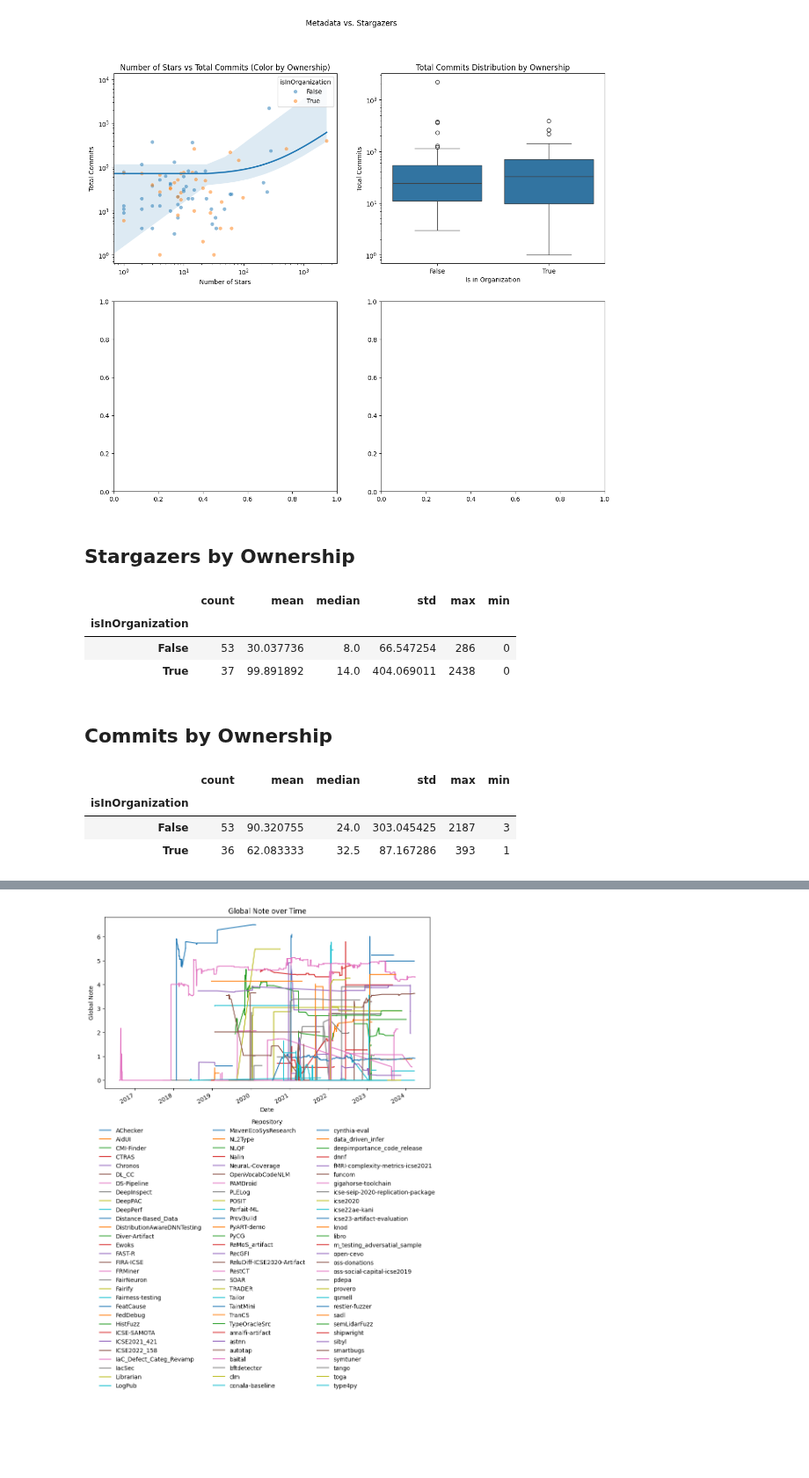
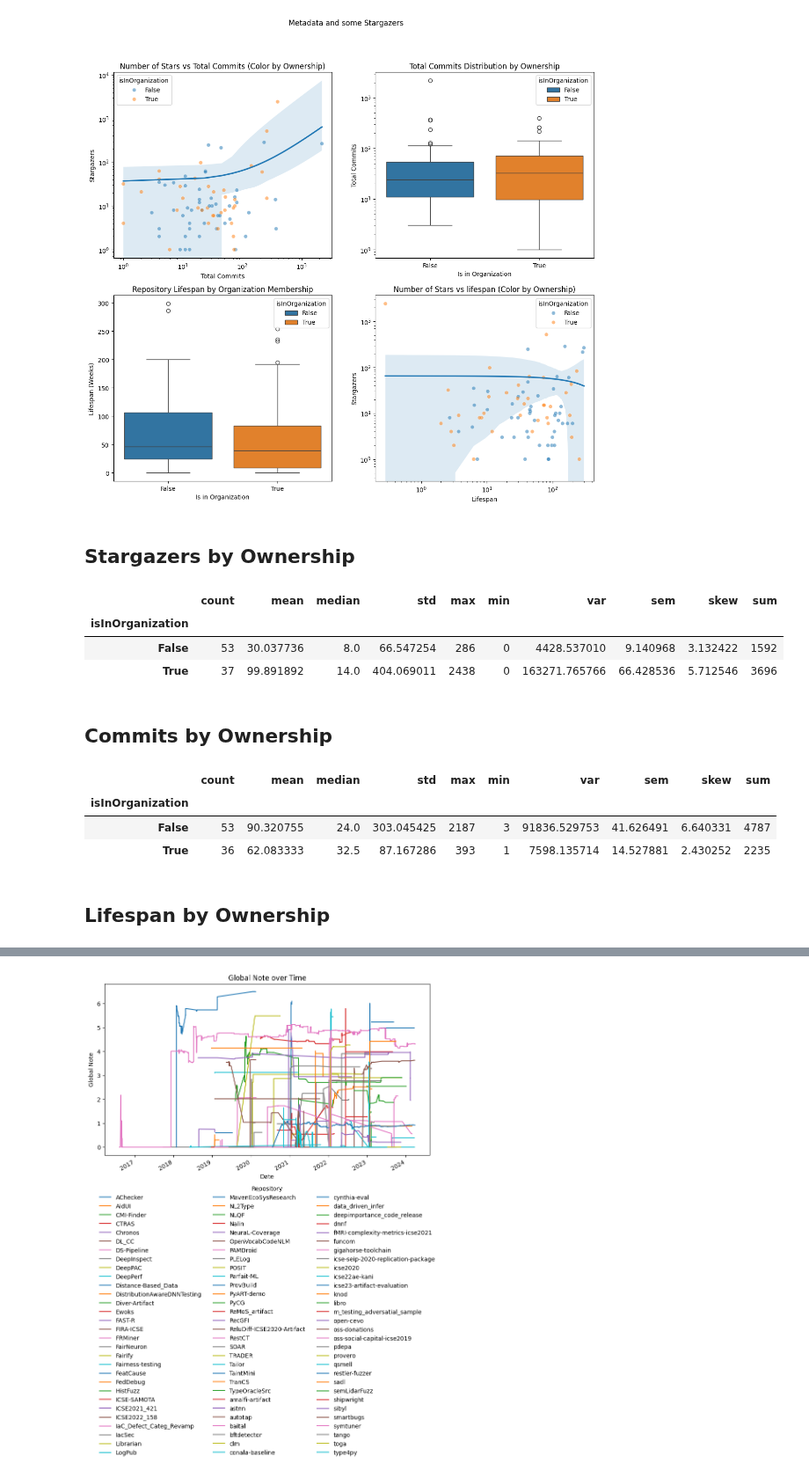
Before and after one commit to Majistaten/PyCIRAS, a Jupyter notebook: notebooks/Untitled.ipynb, the cells around one changed output, grey strips where cells are left out. Shown at 88% size. Drawn from its saved outputs; the diff is of its cells as text; code cells hidden in the pictures; blank space fills up the shorter version.

Commit message:
More plots, s-c etc

```diff
--- a/notebooks/Untitled.ipynb
+++ b/notebooks/Untitled.ipynb
@@ -13,6 +13,9 @@ git_df = pd.read_csv(base_csv_path / 'git.csv')
 lint_df = pd.read_csv(base_csv_path / 'lint.csv')
 lint_df['date'] = pd.to_datetime(lint_df['date'])
 metadata_df = pd.read_csv(base_csv_path / 'metadata.csv')
+metadata_df['createdAt'] = pd.to_datetime(metadata_df['createdAt'])
+metadata_df['pushedAt'] = pd.to_datetime(metadata_df['pushedAt'])
+metadata_df['updatedAt'] = pd.to_datetime(metadata_df['updatedAt'])
 stargazers_df = pd.read_csv(base_csv_path / 'stargazers.csv')
 stargazers_df['date'] = pd.to_datetime(stargazers_df['date'])
 test_df = pd.read_csv(base_csv_path / 'test.csv')
@@ -79,42 +82,59 @@ correlation_matrix
 # %%
 merged_metadata_git = pd.merge(metadata_df[['repo', 'isInOrganization', 'stargazerCount']], git_df[['repo', 'total_commits']], on='repo', how='inner')
 
 
 fig, axes = plt.subplots(2, 2, figsize=(14, 12))
-fig.suptitle('Metadata vs. Stargazers')
+fig.suptitle('Metadata and some Stargazers')
 
-sns.regplot(ax=axes[0, 0], data=merged_metadata_git, x="stargazerCount", y="total_commits", fit_reg=True, scatter=False)
-sns.scatterplot(ax=axes[0, 0], data=merged_metadata_git, x="stargazerCount", y="total_commits", hue="isInOrganization", alpha=0.5)
-
+sns.regplot(ax=axes[0, 0], data=merged_metadata_git, x="total_commits", y="stargazerCount", fit_reg=True, scatter=False)
+sns.scatterplot(ax=axes[0, 0], data=merged_metadata_git, x="total_commits", y="stargazerCount", hue="isInOrganization", alpha=0.5)
 axes[0, 0].set_title("Number of Stars vs Total Commits (Color by Ownership)")
-axes[0, 0].set_xlabel("Number of Stars")
-axes[0, 0].set_ylabel("Total Commits")
+axes[0, 0].set_xlabel("Total Commits")
+axes[0, 0].set_ylabel("Stargazers")
 axes[0, 0].set_xscale("log")
 axes[0, 0].set_yscale("log")
 
 # Boxplot for Total Commits segmented by isInOrganization
-sns.boxplot(ax=axes[0, 1], x="isInOrganization", y="total_commits", data=merged_metadata_git)
+sns.boxplot(ax=axes[0, 1], x="isInOrganization", y="total_commits", data=merged_metadata_git, hue='isInOrganization')
 axes[0, 1].set_title("Total Commits Distribution by Ownership")
 axes[0, 1].set_xlabel("Is in Organization")
 axes[0, 1].set_ylabel("Total Commits")
 axes[0, 1].set_yscale("log")
 
+merged_metadata_git['lifespan_weeks'] = (metadata_df['pushedAt'] - metadata_df['createdAt']).dt.days / 7
+sns.boxplot(ax=axes[1, 0], x='isInOrganization', y='lifespan_weeks', data=merged_metadata_git, hue='isInOrganization')
+axes[1, 0].set_title('Repository Lifespan by Organization Membership')
+axes[1, 0].set_xlabel('Is in Organization')
+axes[1, 0].set_ylabel('Lifespan (Weeks)')
+
+sns.regplot(ax=axes[1, 1], data=merged_metadata_git, x="lifespan_weeks", y="stargazerCount", fit_reg=True, scatter=False)
+sns.scatterplot(ax=axes[1, 1], data=merged_metadata_git, x="lifespan_weeks", y="stargazerCount", hue="isInOrganization", alpha=0.5)
+axes[1, 1].set_title("Number of Stars vs lifespan (Color by Ownership)")
+axes[1, 1].set_xlabel("Lifespan")
+axes[1, 1].set_ylabel("Stargazers")
+axes[1, 1].set_xscale("log")
+axes[1, 1].set_yscale("log")
+
 plt.show()
-stars_by_ownership = metadata_df.groupby('isInOrganization')['stargazerCount'].agg(['count', 'mean', 'median', 'std', 'max', 'min'])
+stars_by_ownership = metadata_df.groupby('isInOrganization')['stargazerCount'].agg(['count', 'mean', 'median', 'std', 'max', 'min', 'var', 'sem', 'skew', 'sum'])
 display(HTML('<h2>Stargazers by Ownership</h2>'))
 display(stars_by_ownership)
-commits_by_ownership = merged_metadata_git.groupby('isInOrganization')['total_commits'].agg(['count', 'mean', 'median', 'std', 'max', 'min'])
+commits_by_ownership = merged_metadata_git.groupby('isInOrganization')['total_commits'].agg(['count', 'mean', 'median', 'std', 'max', 'min', 'var', 'sem', 'skew', 'sum'])
 display(HTML('<h2>Commits by Ownership</h2>'))
 display(commits_by_ownership)
+lifespan_by_ownershit = metadata_df.groupby('isInOrganization')['lifespan_weeks'].agg(['count', 'mean', 'median', 'std', 'max', 'min', 'var', 'sem', 'skew', 'sum'])
+display(HTML('<h2>Lifespan by Ownership</h2>'))
+display(lifespan_by_ownershit)
 # %% [output]
-[figure, old version]
+[figure, new version]
 Stargazers by Ownership
-|  | count | mean | median | std | max | min |
-| isInOrganization |  |  |  |  |  |  |
-| False | 53 | 30.037736 | 8.0 | 66.547254 | 286 | 0 |
-| True | 37 | 99.891892 | 14.0 | 404.069011 | 2438 | 0 |
+|  | count | mean | median | std | max | min | var | sem | skew | sum |
+| isInOrganization |  |  |  |  |  |  |  |  |  |  |
+| False | 53 | 30.037736 | 8.0 | 66.547254 | 286 | 0 | 4428.537010 | 9.140968 | 3.132422 | 1592 |
+| True | 37 | 99.891892 | 14.0 | 404.069011 | 2438 | 0 | 163271.765766 | 66.428536 | 5.712546 | 3696 |
 Commits by Ownership
-|  | count | mean | median | std | max | min |
-| isInOrganization |  |  |  |  |  |  |
-| False | 53 | 90.320755 | 24.0 | 303.045425 | 2187 | 3 |
-| True | 36 | 62.083333 | 32.5 | 87.167286 | 393 | 1 |
+|  | count | mean | median | std | max | min | var | sem | skew | sum |
+| isInOrganization |  |  |  |  |  |  |  |  |  |  |
+| False | 53 | 90.320755 | 24.0 | 303.045425 | 2187 | 3 | 91836.529753 | 41.626491 | 6.640331 | 4787 |
+| True | 36 | 62.083333 | 32.5 | 87.167286 | 393 | 1 | 7598.135714 | 14.527881 | 2.430252 | 2235 |
+Lifespan by Ownership
```
Also changed, not shown: parts of 3 cells of this notebook.
